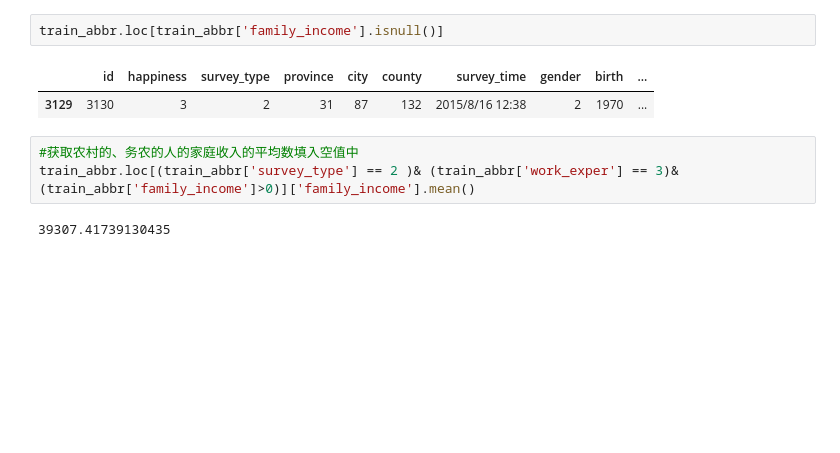
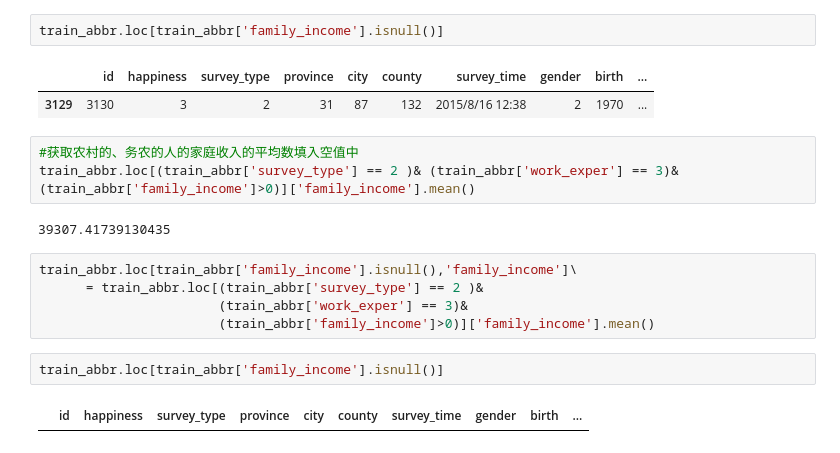
Before and after one commit to Dingfd/TianChi, a Jupyter notebook: Happiness/algorithm/statistic.ipynb, the cells around one changed output. Cells and saved outputs as stored; diff of their text form; blank space fills up the shorter version.

```diff
--- a/Happiness/algorithm/statistic.ipynb
+++ b/Happiness/algorithm/statistic.ipynb
@@ -75,3 +75,12 @@ train_abbr.loc[train_abbr['family_income'].isnull()]
 train_abbr.loc[(train_abbr['survey_type'] == 2 )& (train_abbr['work_exper'] == 3)&(train_abbr['family_income']>0)]['family_income'].mean()
 # %% [output]
 39307.41739130435
+# %%
+train_abbr.loc[train_abbr['family_income'].isnull(),'family_income']\
+      = train_abbr.loc[(train_abbr['survey_type'] == 2 )&
+                       (train_abbr['work_exper'] == 3)&
+                       (train_abbr['family_income']>0)]['family_income'].mean()
+# %%
+train_abbr.loc[train_abbr['family_income'].isnull()]
+# %% [output]
+|  | id | happiness | survey_type | province | city | county | survey_time | gender | birth | ... |
```
Also changed, not shown: parts of 2 cells of this notebook, 1 other file.
